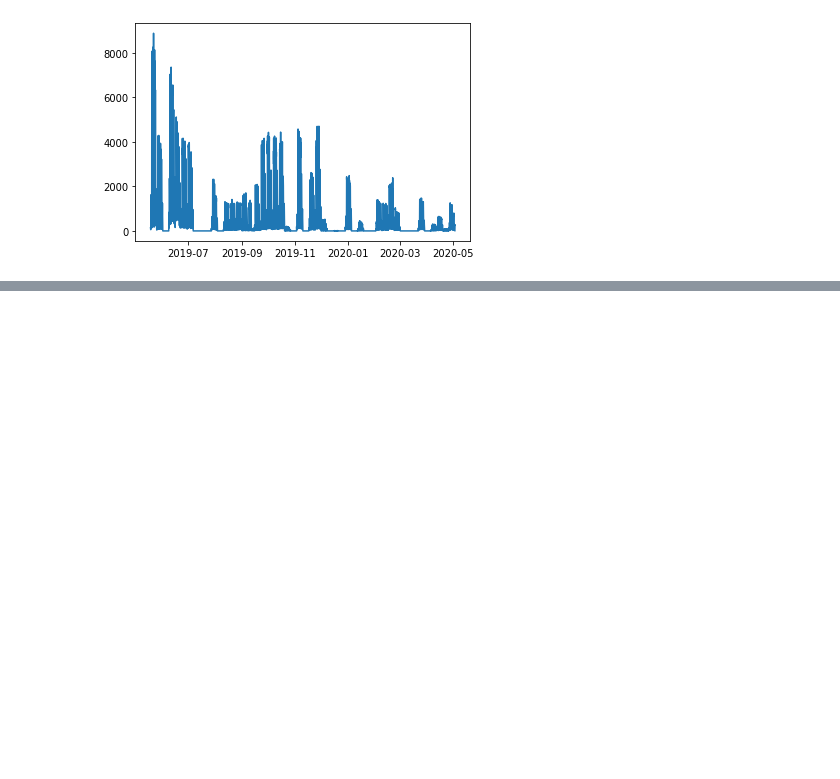
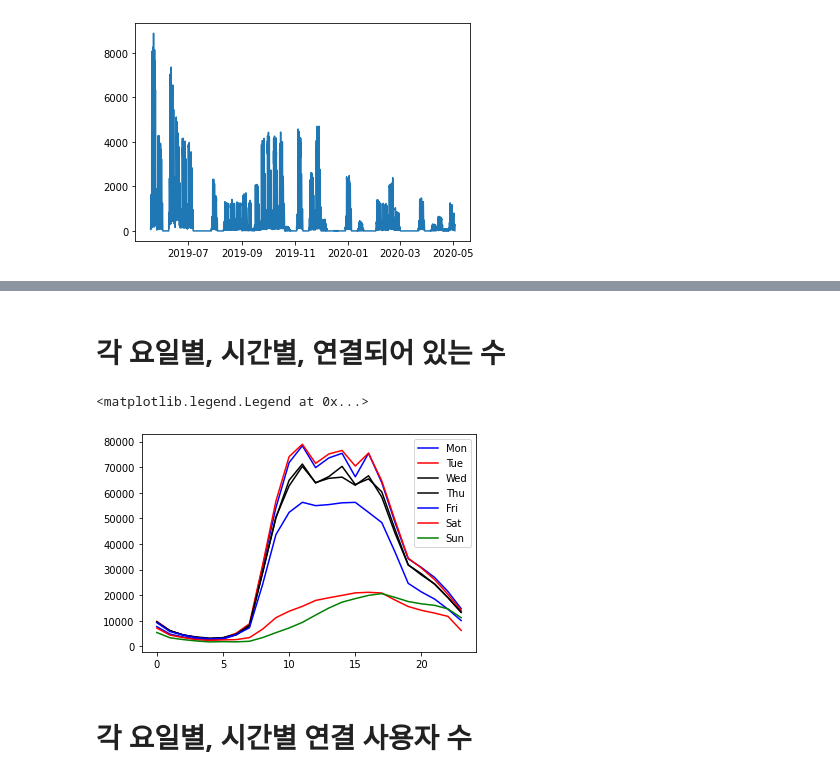
Before and after one commit to leeEunJooo/NetworkAssociation, a Jupyter notebook: packetperhour.ipynb, the cells around one changed output, grey strips where cells are left out. Cells and saved outputs as stored; diff of their text form; code cells hidden in the pictures; blank space fills up the shorter version.

```diff
--- a/packetperhour.ipynb
+++ b/packetperhour.ipynb
@@ -146,0 +152,6 @@ plt.plot(x, y)
+# %%
+i = 0
+for idx in day_y :
+  if i > 5 : break
+  print(idx, day_y[idx])
+  i += 1
@@ -146,0 +165,14 @@ plt.plot(x, y)
+# %%
+day_time = [{},{},{},{},{},{},{}]
+for a in day_y :
+  _date = a.dayofweek
+  _hour = a.hour
+  _cnt = day_y[a]
+  if _hour not in day_time[_date] :
+    day_time[_date][_hour] = _cnt
+  else :
+    day_time[_date][_hour] += _cnt
+
+
+for a in day_time :
+  print(a)
@@ -146,0 +187,20 @@ plt.plot(x, y)
+# %% [markdown]
+# 각 요일별, 시간별, 연결되어 있는 수
+# %%
+def getinfo(date, dic):
+  return [dic[date][i] for i in range(0,24)]
+# %%
+x = [i for i in range(0,24)]
+plt.plot(x, getinfo(0,day_time), color = 'blue', label = 'Mon')
+plt.plot(x, getinfo(1,day_time), color = 'red', label = 'Tue')
+plt.plot(x, getinfo(2,day_time), color = 'black', label = 'Wed')
+plt.plot(x, getinfo(3, day_time), color = 'black', label = 'Thu')
+plt.plot(x, getinfo(4, day_time), color = 'blue', label = 'Fri')
+plt.plot(x, getinfo(5, day_time), color = 'red', label = 'Sat')
+plt.plot(x, getinfo(6, day_time), color = 'green', label = 'Sun')
+plt.legend()
+# %% [output]
+<matplotlib.legend.Legend at 0x...>
+[figure, added]
+# %% [markdown]
+# 각 요일별, 시간별 연결 사용자 수
```
Also changed, not shown: parts of 13 cells of this notebook.
